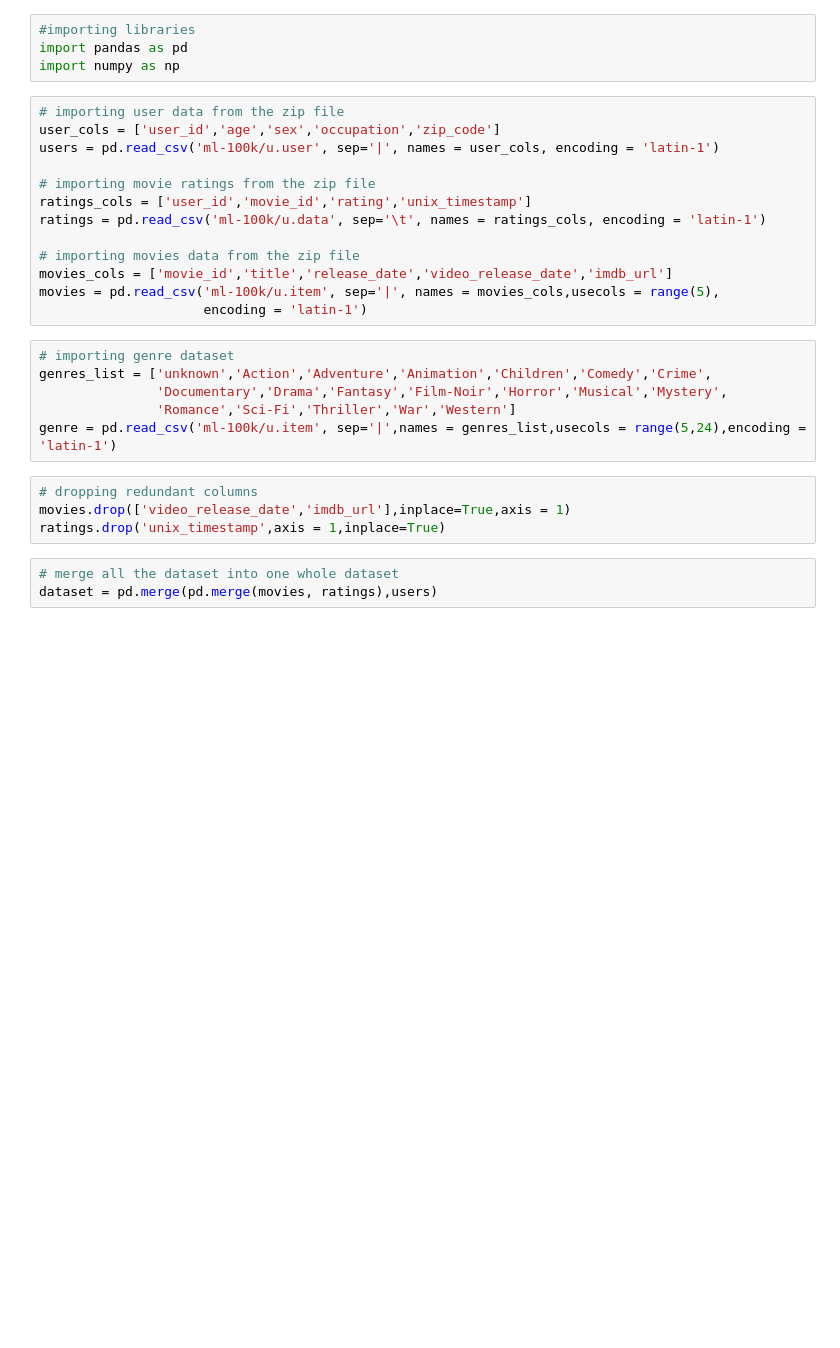
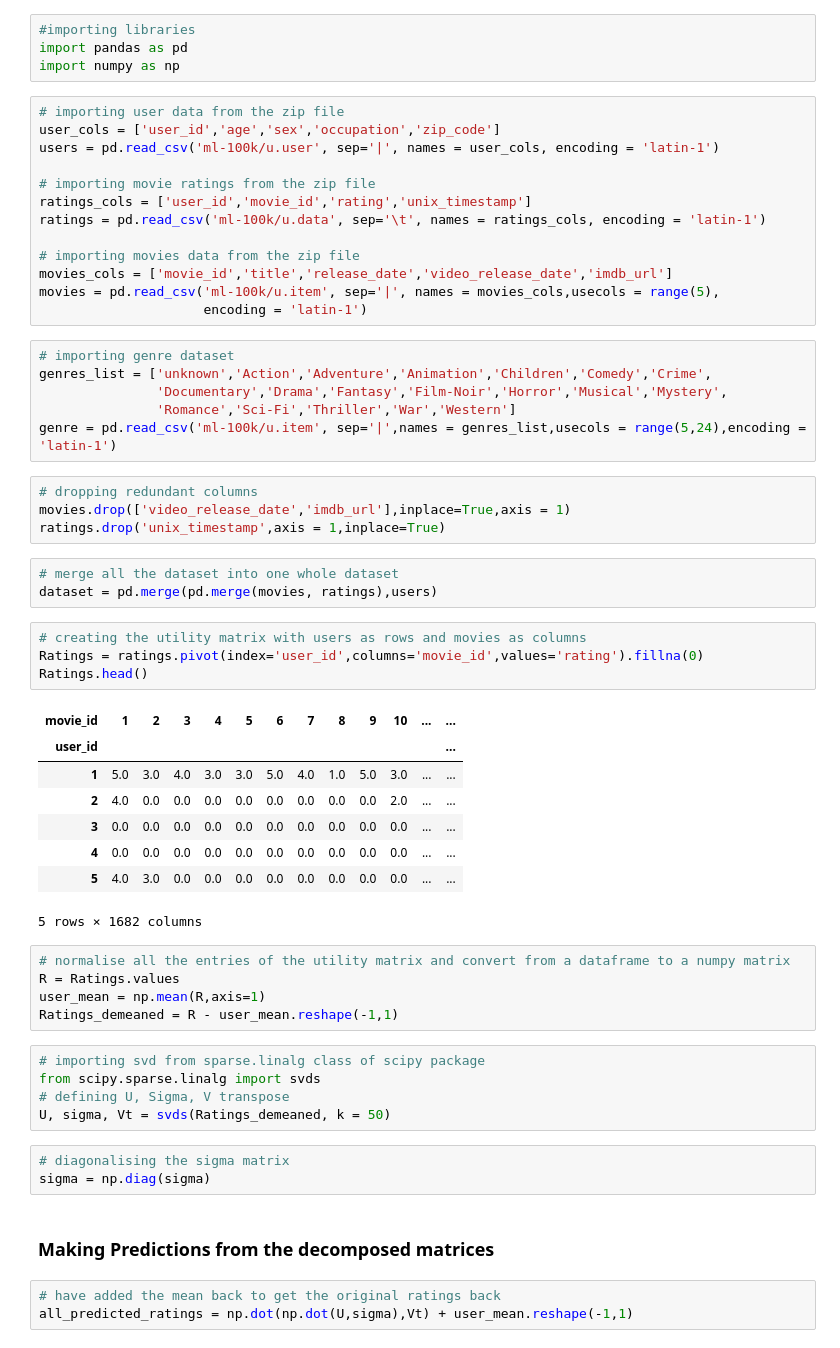
Before and after one commit to saheelahmed2/MoviesNow, a Jupyter notebook: Collab.ipynb, the cells around one changed output. Drawn from its saved outputs; the diff is of its cells as text; blank space fills up the shorter version.

```diff
--- a/Collab.ipynb
+++ b/Collab.ipynb
@@ -119,3 +119,34 @@ ratings.drop('unix_timestamp',axis = 1,inplace=True)
 # %%
 # merge all the dataset into one whole dataset
 dataset = pd.merge(pd.merge(movies, ratings),users)
+# %%
+# creating the utility matrix with users as rows and movies as columns
+Ratings = ratings.pivot(index='user_id',columns='movie_id',values='rating').fillna(0)
+Ratings.head()
+# %% [output]
+| movie_id | 1 | 2 | 3 | 4 | 5 | 6 | 7 | 8 | 9 | 10 | ... | ... |
+| user_id |  |  |  |  |  |  |  |  |  |  |  | ... |
+| 1 | 5.0 | 3.0 | 4.0 | 3.0 | 3.0 | 5.0 | 4.0 | 1.0 | 5.0 | 3.0 | ... | ... |
+| 2 | 4.0 | 0.0 | 0.0 | 0.0 | 0.0 | 0.0 | 0.0 | 0.0 | 0.0 | 2.0 | ... | ... |
+| 3 | 0.0 | 0.0 | 0.0 | 0.0 | 0.0 | 0.0 | 0.0 | 0.0 | 0.0 | 0.0 | ... | ... |
+| 4 | 0.0 | 0.0 | 0.0 | 0.0 | 0.0 | 0.0 | 0.0 | 0.0 | 0.0 | 0.0 | ... | ... |
+| 5 | 4.0 | 3.0 | 0.0 | 0.0 | 0.0 | 0.0 | 0.0 | 0.0 | 0.0 | 0.0 | ... | ... |
+5 rows × 1682 columns
+# %%
+# normalise all the entries of the utility matrix and convert from a dataframe to a numpy matrix
+R = Ratings.values
+user_mean = np.mean(R,axis=1)
+Ratings_demeaned = R - user_mean.reshape(-1,1)
+# %%
+# importing svd from sparse.linalg class of scipy package
+from scipy.sparse.linalg import svds
+# defining U, Sigma, V transpose
+U, sigma, Vt = svds(Ratings_demeaned, k = 50)
+# %%
+# diagonalising the sigma matrix
+sigma = np.diag(sigma)
+# %% [markdown]
+### Making Predictions from the decomposed matrices
+# %%
+# have added the mean back to get the original ratings back
+all_predicted_ratings = np.dot(np.dot(U,sigma),Vt) + user_mean.reshape(-1,1)
```
Also changed, not shown: parts of 13 cells of this notebook.
